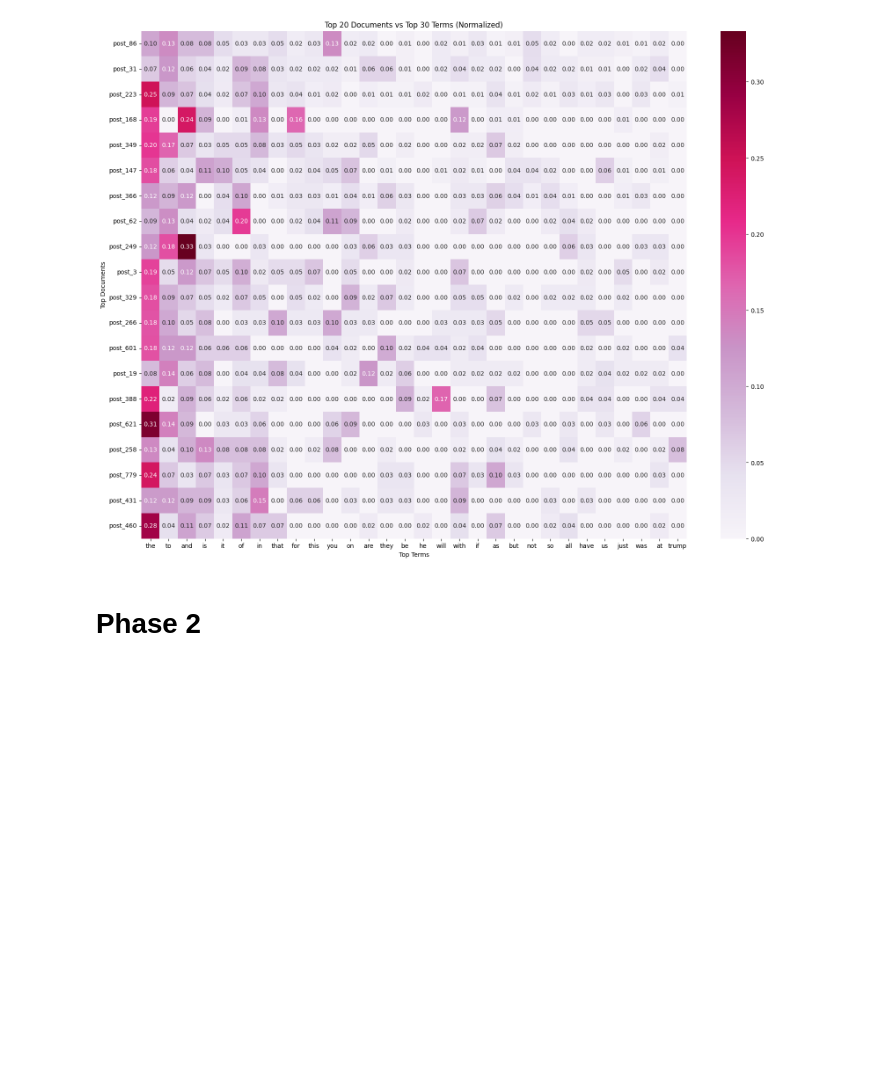
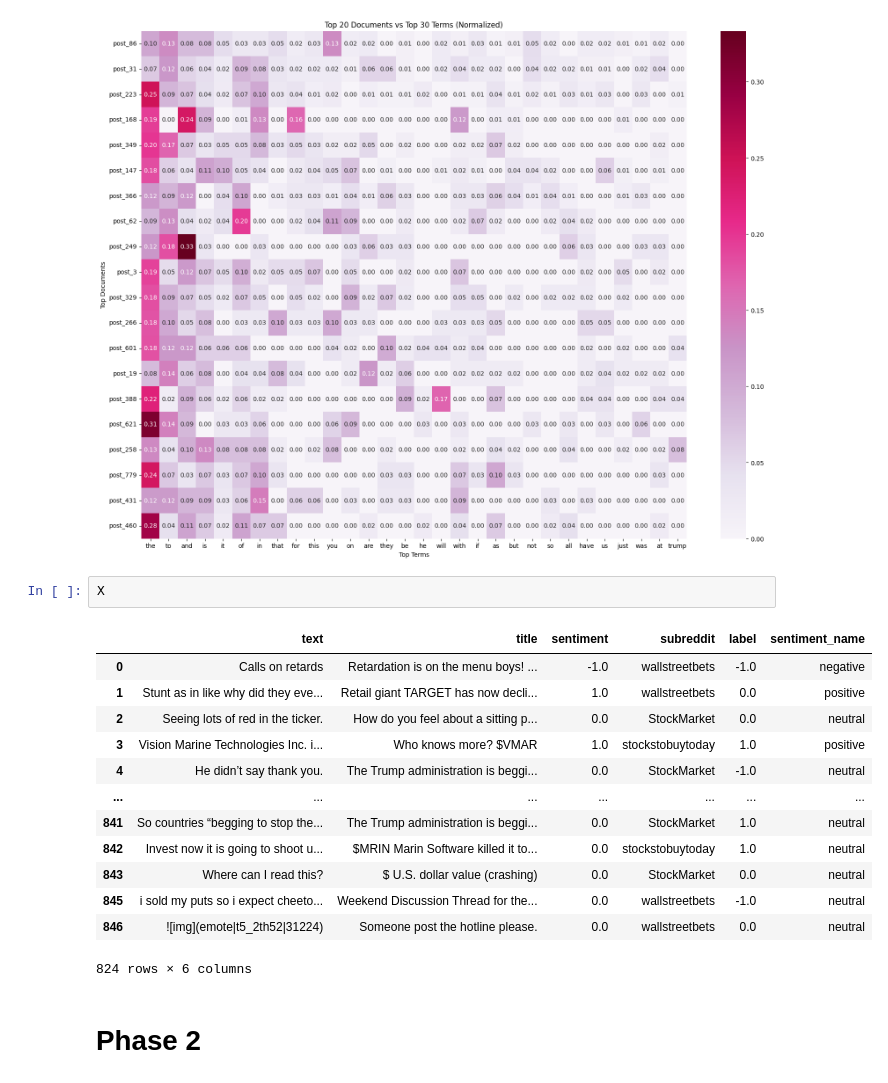
Before and after one commit to chiajungchang2003/DM2025-Lab1-Exercise, a Jupyter notebook: DM2025-Lab1-Homework.ipynb, the cells around one changed output. Drawn from its saved outputs; the diff is of its cells as text; blank space fills up the shorter version.

```diff
--- a/DM2025-Lab1-Homework.ipynb
+++ b/DM2025-Lab1-Homework.ipynb
@@ -202,6 +202,22 @@ negative    196
 Name: count, dtype: int64
 [figure]
 [figure]
+# %%
+X
+# %% [output]
+|  | text | title | sentiment | subreddit | label | sentiment_name |
+| 0 | Calls on retards | Retardation is on the menu boys! ... | -1.0 | wallstreetbets | -1.0 | negative |
+| 1 | Stunt as in like why did they eve... | Retail giant TARGET has now decli... | 1.0 | wallstreetbets | 0.0 | positive |
+| 2 | Seeing lots of red in the ticker. | How do you feel about a sitting p... | 0.0 | StockMarket | 0.0 | neutral |
+| 3 | Vision Marine Technologies Inc. i... | Who knows more? $VMAR | 1.0 | stockstobuytoday | 1.0 | positive |
+| 4 | He didn’t say thank you. | The Trump administration is beggi... | 0.0 | StockMarket | -1.0 | neutral |
+| ... | ... | ... | ... | ... | ... | ... |
+| 841 | So countries “begging to stop the... | The Trump administration is beggi... | 0.0 | StockMarket | 1.0 | neutral |
+| 842 | Invest now it is going to shoot u... | $MRIN Marin Software killed it to... | 0.0 | stockstobuytoday | 1.0 | neutral |
+| 843 | Where can I read this? | $ U.S. dollar value (crashing) | 0.0 | StockMarket | 0.0 | neutral |
+| 845 | i sold my puts so i expect cheeto... | Weekend Discussion Thread for the... | 0.0 | wallstreetbets | -1.0 | neutral |
+| 846 | ![img](emote|t5_2th52|31224) | Someone post the hotline please. | 0.0 | wallstreetbets | 0.0 | neutral |
+824 rows × 6 columns
 # %% [markdown]
 # Phase 2
 # %% [markdown]
```
Also changed, not shown: parts of 38 cells of this notebook, 1 other file.
